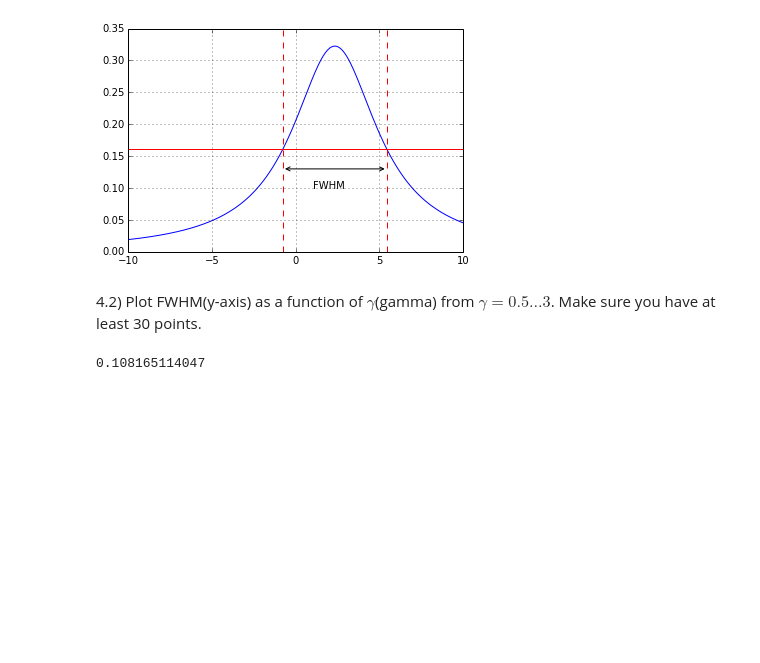
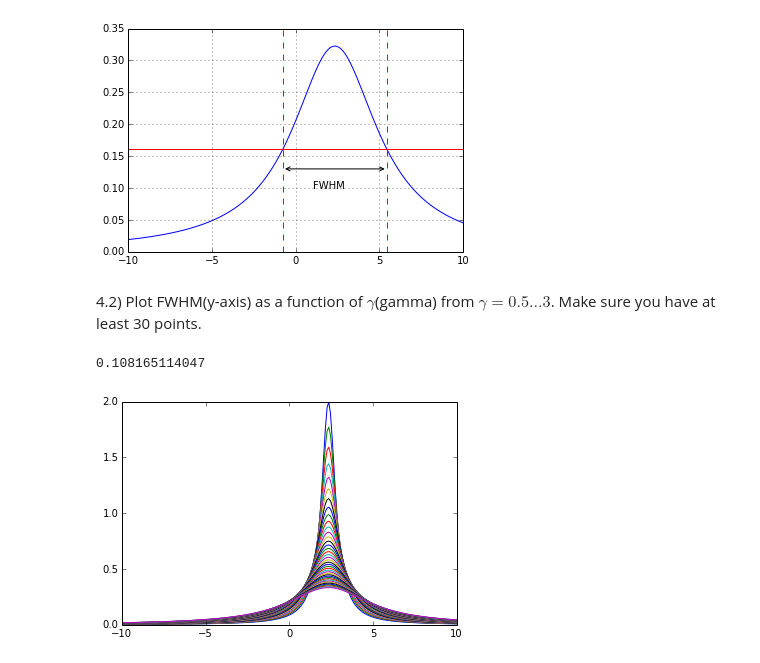
Before and after one commit to chananyu2539/Num_meth, a Jupyter notebook: Week2/Homework2.ipynb, the cells around one changed output. Saved outputs shown, nothing was run; the diff lists cells and outputs as text; code cells hidden in the pictures; blank space fills up the shorter version.

```diff
--- a/Week2/Homework2.ipynb
+++ b/Week2/Homework2.ipynb
@@ -249,23 +277,23 @@ print midy
 # %%
-def f(x, gamma=3.1,y = midy):
+def f2(x, gamma=3.1,y = midy):
     mu = 2.345
     return gamma/((x-mu)**2+gamma**2) - y
-def check_sign(yo,yt):
-    return f(yo) * f(yt) < 0
+def check_sign2(yo,yt,g,my):
+    return f2(yo,g,my) * f2(yt,g,my) < 0
 
-def pass_error(x,limit):
-    return np.abs(f(x)) < limit
-def find_x(x0,x1,limit):
-    x = (x0+x1)/2
-#     print f(x)
-    if(pass_error(x,limit)):
+def pass_error2(x,limit,g,my):
+    return np.abs(f2(x,g,my)) < limit
+def find_2x(x0,x1,limit,g,my):
+    x = (x0+x1)/2.
+#     print my,"MIDY",f2(x,g,my)
+    if(pass_error2(x,limit,g,my)):
         return x
     else:
-        if(check_sign(x,x0)):
-            return find_x(x0,x,limit)
+        if(check_sign2(x,x0,g,my)):
+            return find_2x(x0,x,limit,g,my)
         else:
-            return find_x(x,x1,limit)
-m1 = find_x(-3,maxy,1e-4)
-m2 = find_x(maxy,7,1e-4)
+            return find_2x(x,x1,limit,g,my)
+m1 = find_2x(-10,maxx,1e-4,3.1,midy)
+m2 = find_2x(maxx,10,1e-4,3.1,midy)
 print m2-m1
 # %% [output]
@@ -290,3 +331,19 @@ plt.text(2,0.10,'FWHM',horizontalalignment ='center')
 print f(1.0, gamma=0.2) # you may find this useful
 # %% [output]
 0.108165114047
+# %%
+gs = np.linspace(0.5,3,40)
+# print gs
+# print [f(find_x(-10.,10.,1e-4,g))/2.0 for g in gs]
+
+# anss = [findLR(-10.,10.,1e-4,g) for g in gs]
+# plt.plot([i in range(1,31)],)
+
+for g in gs:
+    x = np.linspace(-10,10,200)
+    y = [f(xx,g) for xx in x]
+    plt.plot(x,y)
+
+#     print findLR(-10.,10.,1e-4,g)
+# %% [output]
+[figure, added]
```
Also changed, not shown: parts of 8 cells of this notebook.
